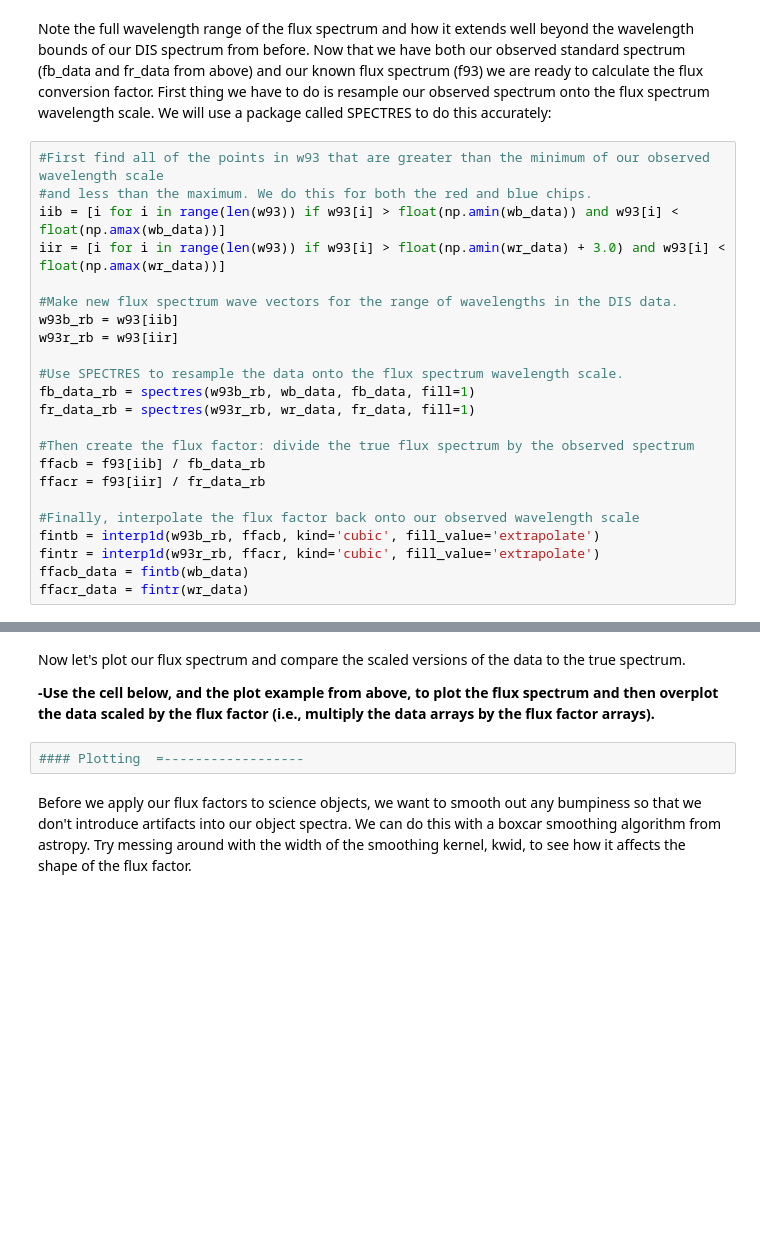
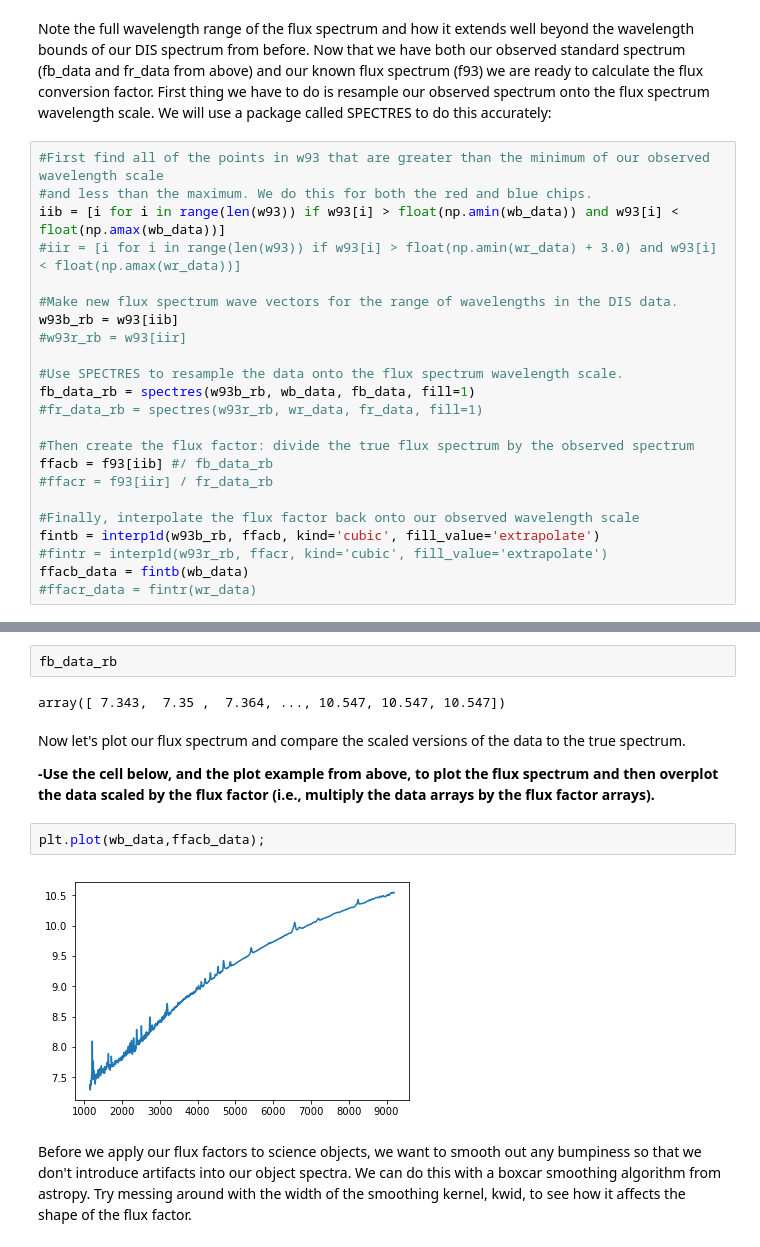
Before and after one commit to collinsinclair/astr-3520-final-project, a Jupyter notebook: Flux Calibration-2.ipynb, the cells around one changed output, grey strips where cells are left out. Cells and saved outputs as stored; diff of their text form; blank space fills up the shorter version.

```diff
--- a/Flux Calibration-2.ipynb
+++ b/Flux Calibration-2.ipynb
@@ -84,22 +145,22 @@ Note the full wavelength range of the flux spectrum and how it extends well beyo
 #First find all of the points in w93 that are greater than the minimum of our observed wavelength scale
 #and less than the maximum. We do this for both the red and blue chips.
 iib = [i for i in range(len(w93)) if w93[i] > float(np.amin(wb_data)) and w93[i] < float(np.amax(wb_data))]
-iir = [i for i in range(len(w93)) if w93[i] > float(np.amin(wr_data) + 3.0) and w93[i] < float(np.amax(wr_data))]
+#iir = [i for i in range(len(w93)) if w93[i] > float(np.amin(wr_data) + 3.0) and w93[i] < float(np.amax(wr_data))]
 
 #Make new flux spectrum wave vectors for the range of wavelengths in the DIS data.
 w93b_rb = w93[iib]
-w93r_rb = w93[iir]
+#w93r_rb = w93[iir]
 
 #Use SPECTRES to resample the data onto the flux spectrum wavelength scale.
 fb_data_rb = spectres(w93b_rb, wb_data, fb_data, fill=1)
-fr_data_rb = spectres(w93r_rb, wr_data, fr_data, fill=1)
+#fr_data_rb = spectres(w93r_rb, wr_data, fr_data, fill=1)
 
 #Then create the flux factor: divide the true flux spectrum by the observed spectrum
-ffacb = f93[iib] / fb_data_rb
-ffacr = f93[iir] / fr_data_rb
+ffacb = f93[iib] #/ fb_data_rb
+#ffacr = f93[iir] / fr_data_rb
 
 #Finally, interpolate the flux factor back onto our observed wavelength scale
 fintb = interp1d(w93b_rb, ffacb, kind='cubic', fill_value='extrapolate')
-fintr = interp1d(w93r_rb, ffacr, kind='cubic', fill_value='extrapolate')
+#fintr = interp1d(w93r_rb, ffacr, kind='cubic', fill_value='extrapolate')
 ffacb_data = fintb(wb_data)
-ffacr_data = fintr(wr_data)
+#ffacr_data = fintr(wr_data)
@@ -106,9 +187,15 @@ ffacr_data = fintr(wr_data)
+# %%
+fb_data_rb
+# %% [output]
+array([ 7.343,  7.35 ,  7.364, ..., 10.547, 10.547, 10.547])
 # %% [markdown]
 Now let's plot our flux spectrum and compare the scaled versions of the data to the true spectrum.
 
 **-Use the cell below, and the plot example from above, to plot the flux spectrum and then overplot the data scaled by the flux factor (i.e., multiply the data arrays by the flux factor arrays).**
-# %%
-#### Plotting  =------------------
+# %%
+plt.plot(wb_data,ffacb_data);
+# %% [output]
+[figure, added]
 # %% [markdown]
 Before we apply our flux factors to science objects, we want to smooth out any bumpiness so that we don't introduce artifacts into our object spectra. We can do this with a boxcar smoothing algorithm from astropy. Try messing around with the width of the smoothing kernel, kwid, to see how it affects the shape of the flux factor.
 # %%
```
Also changed, not shown: parts of 10 cells of this notebook.
